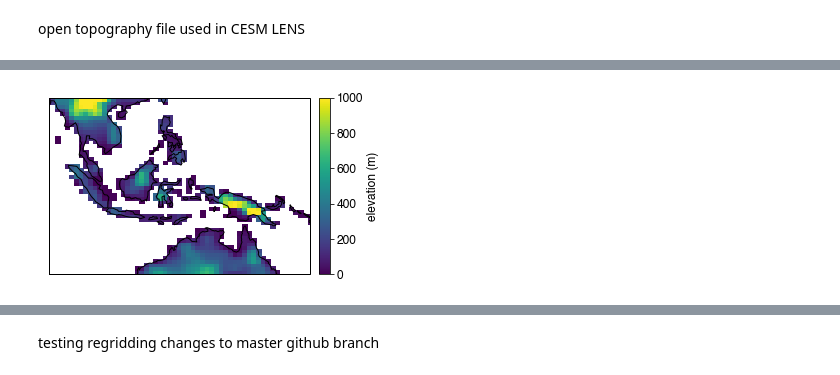
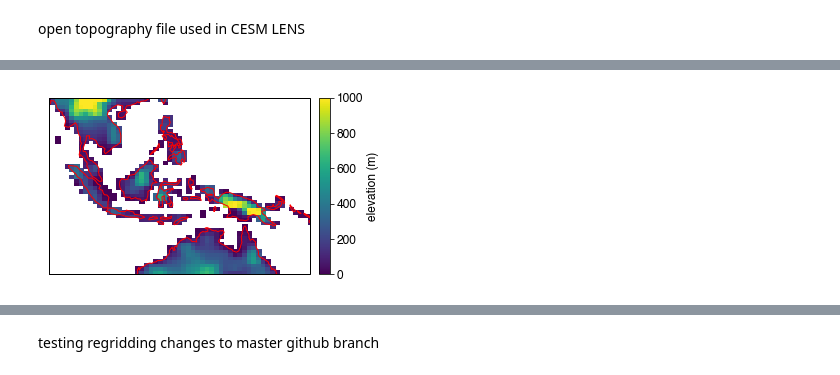
Before and after one commit to bairdlangenbrunner/python-for-climate-scientists, a Jupyter notebook: jupyter/fix_pcolormesh_offset_for_maps.ipynb, the cells around one changed output, grey strips where cells are left out. Cells and saved outputs as stored; diff of their text form; code cells hidden in the pictures.

```diff
--- a/jupyter/fix_pcolormesh_offset_for_maps.ipynb
+++ b/jupyter/fix_pcolormesh_offset_for_maps.ipynb
@@ -77,24 +103,26 @@ lat_pcolormesh_midpoints = lat_extend[:-1]+0.5*(np.diff(lat_extend))
 # %%
 map_proj = cartopy.crs.PlateCarree()
 data_proj = cartopy.crs.PlateCarree()
 geodetic_proj = cartopy.crs.PlateCarree()
 
 fig = plt.figure(figsize=(5,3.25))
 
 ax = fig.add_subplot(111, projection=map_proj)
-ax.coastlines()
+ax.coastlines(color='red')
 
 topo_plot = ax.pcolormesh(lon_pcolormesh_midpoints,lat_pcolormesh_midpoints,topo_data,vmin=0,vmax=1000,transform=data_proj)
 ax.set_extent([90,160,-20,20])
 
 # add colorbar
 axpos = ax.get_position()
 cbar_ax = fig.add_axes([axpos.x1+0,axpos.y0,0.03,axpos.height])
 cbar = fig.colorbar(topo_plot, cax=cbar_ax)
 cbar.ax.tick_params(labelsize=12)
 cbar.set_label('elevation (m)', fontsize=12)
+
+fig.savefig('../figures/pcolormesh/pcolormesh_correct.png', dpi=300, bbox_inches='tight', transparent=True)
 # %% [output]
-[figure, old version]
+[figure, new version]
 # %%
 map_proj = cartopy.crs.PlateCarree()
 data_proj = cartopy.crs.PlateCarree()
```
Also changed, not shown: parts of 6 cells of this notebook, 9 other files.
